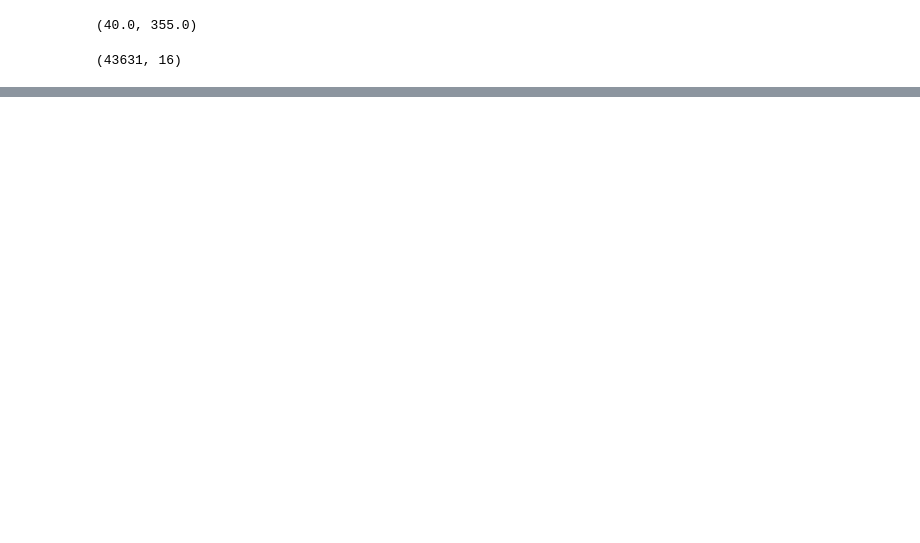
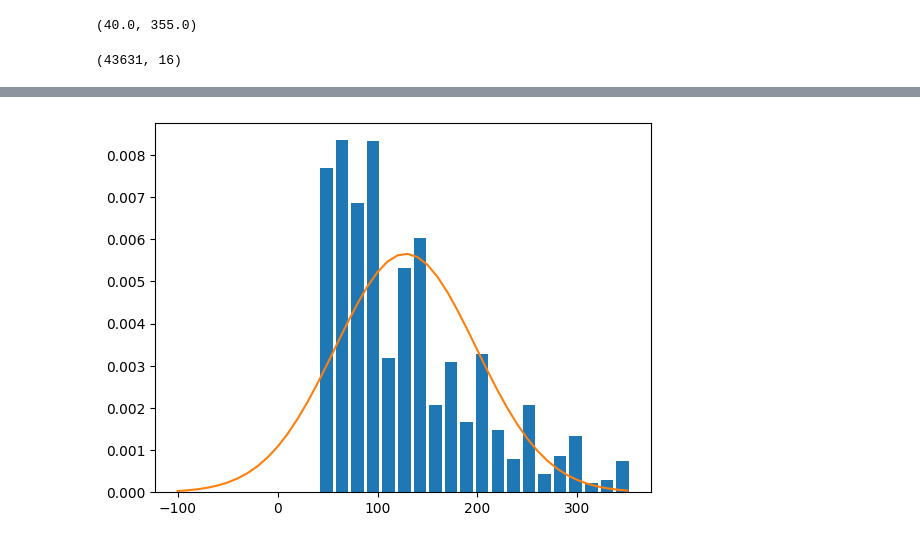
Before and after one commit to BhuvanKapoor/Machine-Learning-Python, a Jupyter notebook: Feature-Engineering/Outlier-percentile.ipynb, the cells around one changed output, grey strips where cells are left out. Drawn from its saved outputs; the diff is of its cells as text; code cells hidden in the pictures; blank space fills up the shorter version.

```diff
--- a/Feature-Engineering/Outlier-percentile.ipynb
+++ b/Feature-Engineering/Outlier-percentile.ipynb
@@ -45,0 +60,7 @@ df_cleaned.shape
+# %%
+plt.hist(df_cleaned.price, bins=20, rwidth=0.8, density=True)
+rng = np.arange(-100,df_cleaned.price.max(),10)
+plt.plot(rng, norm.pdf(rng, df_cleaned.price.mean(),df_cleaned.price.std()))
+plt.show()
+# %% [output]
+[figure, added]
```
Also changed, not shown: parts of 4 cells of this notebook, 3 other files.
